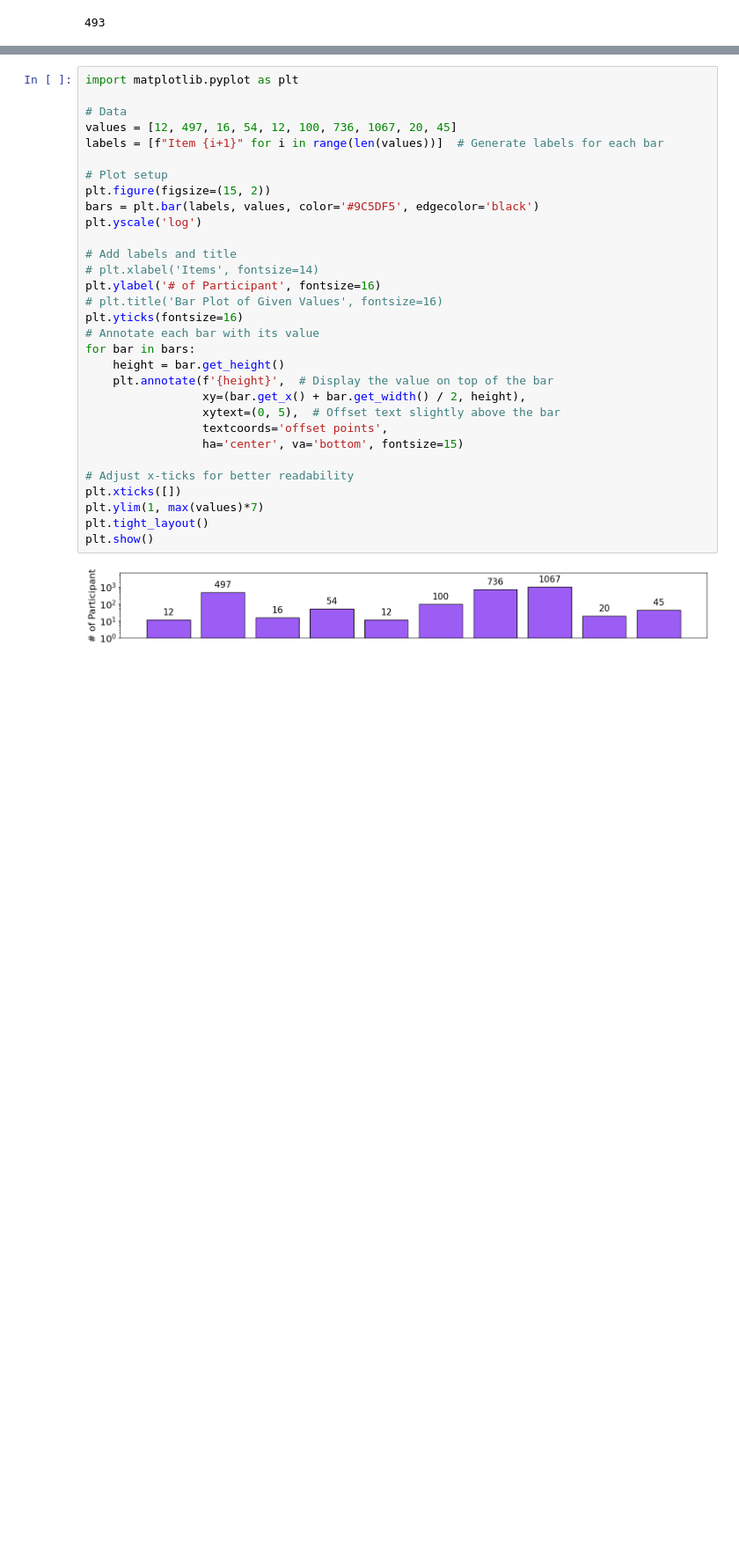
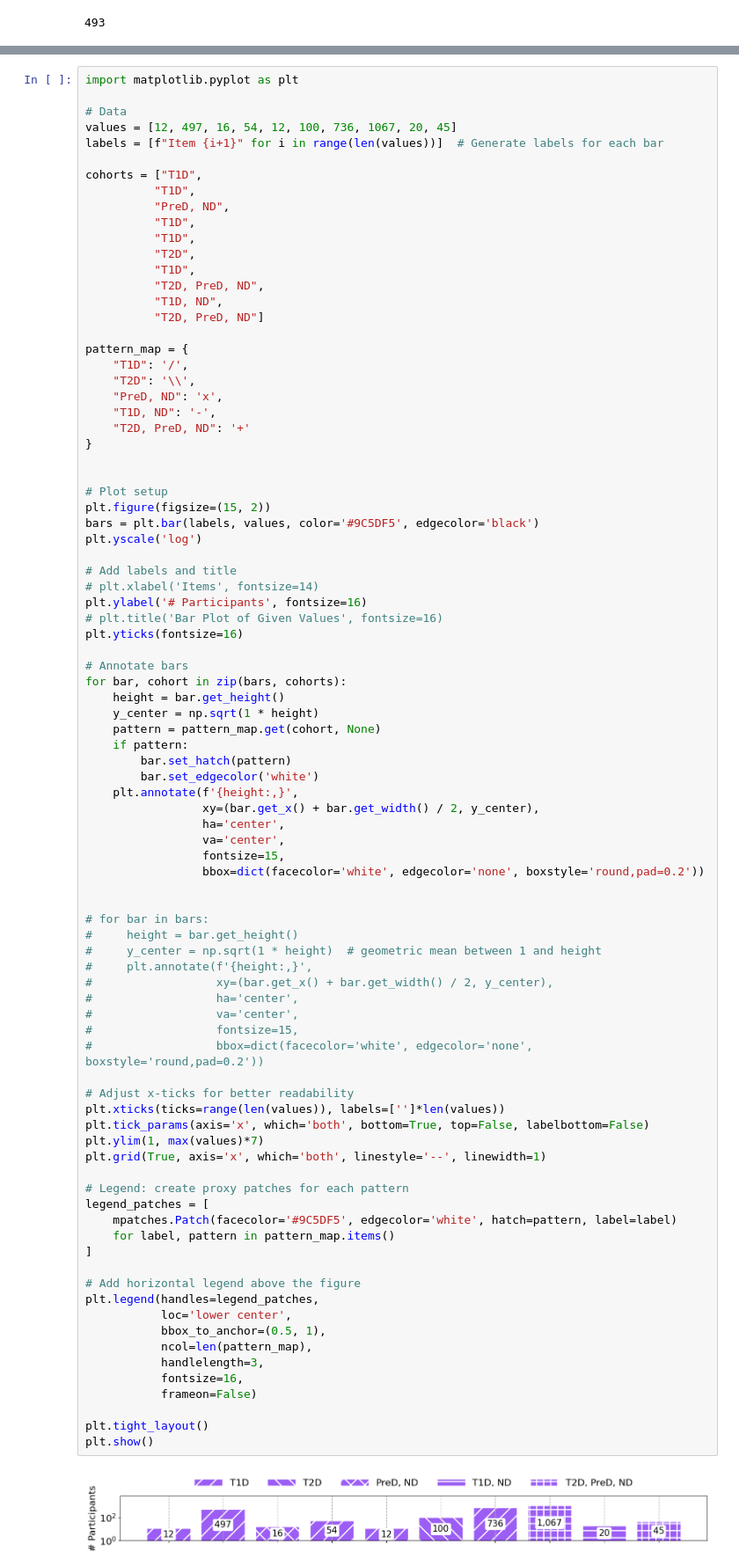
Before and after one commit to Augmented-Health-Lab/Glucose-ML_arxiV2025, a Jupyter notebook: Script_for_Figures/figure1_1_script.ipynb, the cells around one changed output, grey strips where cells are left out. Shown at 88% size. Cells and saved outputs as stored; diff of their text form; blank space fills up the shorter version.

```diff
--- a/Script_for_Figures/figure1_1_script.ipynb
+++ b/Script_for_Figures/figure1_1_script.ipynb
@@ -537,33 +678,89 @@ plt.show()
 # %%
 import matplotlib.pyplot as plt
 
 # Data
 values = [12, 497, 16, 54, 12, 100, 736, 1067, 20, 45]
 labels = [f"Item {i+1}" for i in range(len(values))]  # Generate labels for each bar
+
+cohorts = ["T1D",
+          "T1D",
+          "PreD, ND",
+          "T1D",
+          "T1D",
+          "T2D",
+          "T1D",
+          "T2D, PreD, ND",
+          "T1D, ND",
+          "T2D, PreD, ND"]
+
+pattern_map = {
+    "T1D": '/',
+    "T2D": '\\',
+    "PreD, ND": 'x',
+    "T1D, ND": '-',
+    "T2D, PreD, ND": '+'
+}
+
 
 # Plot setup
 plt.figure(figsize=(15, 2))
 bars = plt.bar(labels, values, color='#9C5DF5', edgecolor='black')
 plt.yscale('log')
 
 # Add labels and title
 # plt.xlabel('Items', fontsize=14)
-plt.ylabel('# of Participant', fontsize=16)
+plt.ylabel('# Participants', fontsize=16)
 # plt.title('Bar Plot of Given Values', fontsize=16)
 plt.yticks(fontsize=16)
-# Annotate each bar with its value
-for bar in bars:
+
+# Annotate bars
+for bar, cohort in zip(bars, cohorts):
     height = bar.get_height()
-    plt.annotate(f'{height}',  # Display the value on top of the bar
-                 xy=(bar.get_x() + bar.get_width() / 2, height),
-                 xytext=(0, 5),  # Offset text slightly above the bar
-                 textcoords='offset points',
-                 ha='center', va='bottom', fontsize=15)
+    y_center = np.sqrt(1 * height)
+    pattern = pattern_map.get(cohort, None)
+    if pattern:
+        bar.set_hatch(pattern)
+        bar.set_edgecolor('white')
+    plt.annotate(f'{height:,}',
+                 xy=(bar.get_x() + bar.get_width() / 2, y_center),
+                 ha='center',
+                 va='center',
+                 fontsize=15,
+                 bbox=dict(facecolor='white', edgecolor='none', boxstyle='round,pad=0.2'))
+
+
+# for bar in bars:
+#     height = bar.get_height()
+#     y_center = np.sqrt(1 * height)  # geometric mean between 1 and height
+#     plt.annotate(f'{height:,}',
+#                  xy=(bar.get_x() + bar.get_width() / 2, y_center),
+#                  ha='center',
+#                  va='center',
+#                  fontsize=15,
+#                  bbox=dict(facecolor='white', edgecolor='none', boxstyle='round,pad=0.2'))
 
 # Adjust x-ticks for better readability
-plt.xticks([])
+plt.xticks(ticks=range(len(values)), labels=['']*len(values))
+plt.tick_params(axis='x', which='both', bottom=True, top=False, labelbottom=False)
 plt.ylim(1, max(values)*7)
+plt.grid(True, axis='x', which='both', linestyle='--', linewidth=1)
+
+# Legend: create proxy patches for each pattern
+legend_patches = [
+    mpatches.Patch(facecolor='#9C5DF5', edgecolor='white', hatch=pattern, label=label)
+    for label, pattern in pattern_map.items()
+]
+
+# Add horizontal legend above the figure
+plt.legend(handles=legend_patches,
+           loc='lower center',
+           bbox_to_anchor=(0.5, 1),
+           ncol=len(pattern_map),
+           handlelength=3,
+           fontsize=16,
+           frameon=False)
+
 plt.tight_layout()
 plt.show()
 # %% [output]
-[figure, old version]
+[figure, new version]
```
Also changed, not shown: parts of 3 cells of this notebook, 3 other files.
